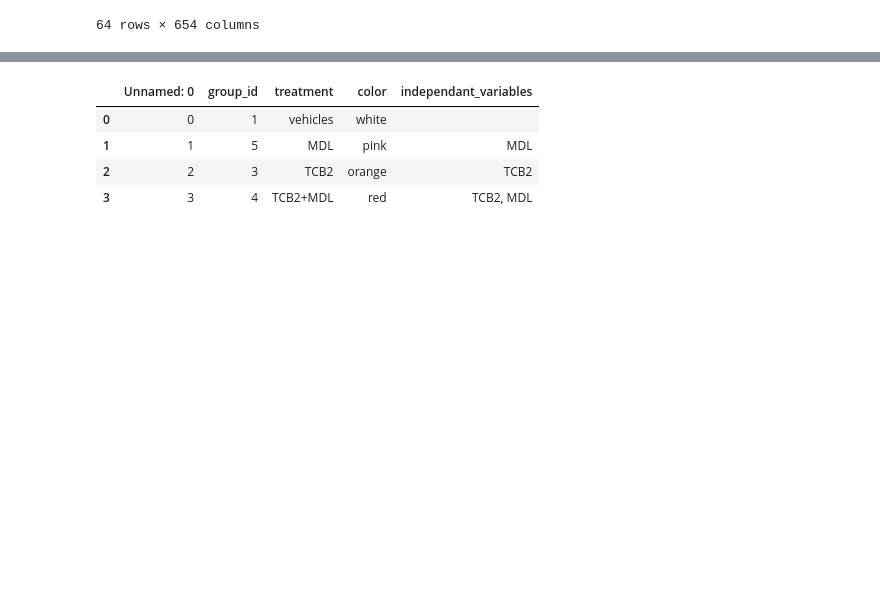
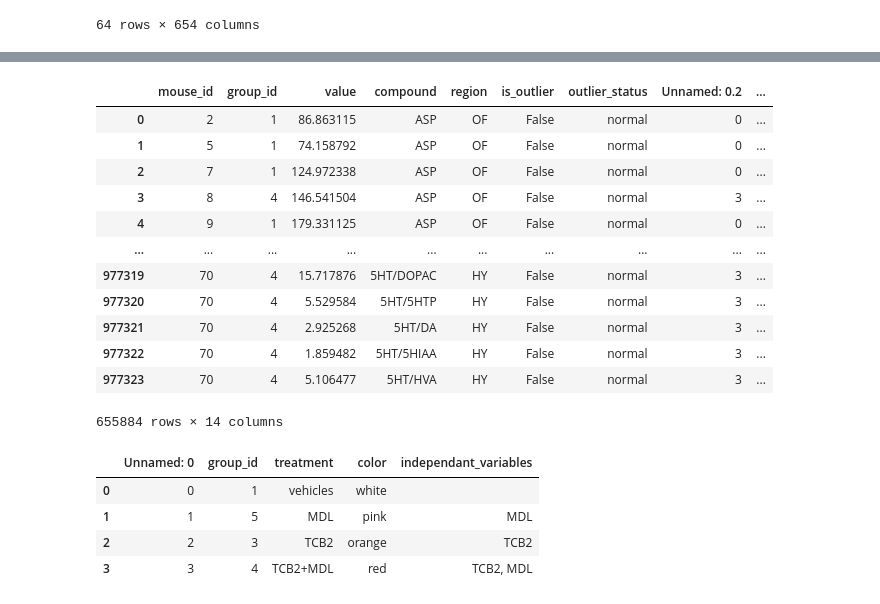
Before and after one commit to remicorne/phd, a Jupyter notebook: TESTING.ipynb, the cells around one changed output, grey strips where cells are left out. Saved outputs shown, nothing was run; the diff lists cells and outputs as text; code cells hidden in the pictures; blank space fills up the shorter version.

Commit message:
add ratios + selection of data

```diff
--- a/TESTING.ipynb
+++ b/TESTING.ipynb
@@ -111,3 +101,20 @@ project.experiment_information.df
+# %%
+from module.core.HPLC import HPLC
+HPLC('TCB2').select(experiment='dose response')
+# %% [output]
+|  | mouse_id | group_id | value | compound | region | is_outlier | outlier_status | Unnamed: 0.2 | ... |
+| 0 | 2 | 1 | 86.863115 | ASP | OF | False | normal | 0 | ... |
+| 1 | 5 | 1 | 74.158792 | ASP | OF | False | normal | 0 | ... |
+| 2 | 7 | 1 | 124.972338 | ASP | OF | False | normal | 0 | ... |
+| 3 | 8 | 4 | 146.541504 | ASP | OF | False | normal | 3 | ... |
+| 4 | 9 | 1 | 179.331125 | ASP | OF | False | normal | 0 | ... |
+| ... | ... | ... | ... | ... | ... | ... | ... | ... | ... |
+| 977319 | 70 | 4 | 15.717876 | 5HT/DOPAC | HY | False | normal | 3 | ... |
+| 977320 | 70 | 4 | 5.529584 | 5HT/5HTP | HY | False | normal | 3 | ... |
+| 977321 | 70 | 4 | 2.925268 | 5HT/DA | HY | False | normal | 3 | ... |
+| 977322 | 70 | 4 | 1.859482 | 5HT/5HIAA | HY | False | normal | 3 | ... |
+| 977323 | 70 | 4 | 5.106477 | 5HT/HVA | HY | False | normal | 3 | ... |
+655884 rows × 14 columns
 # %%
 project.treatment_information.df
 # %% [output]
```
Also changed, not shown: parts of 7 cells of this notebook, 2 other files.
